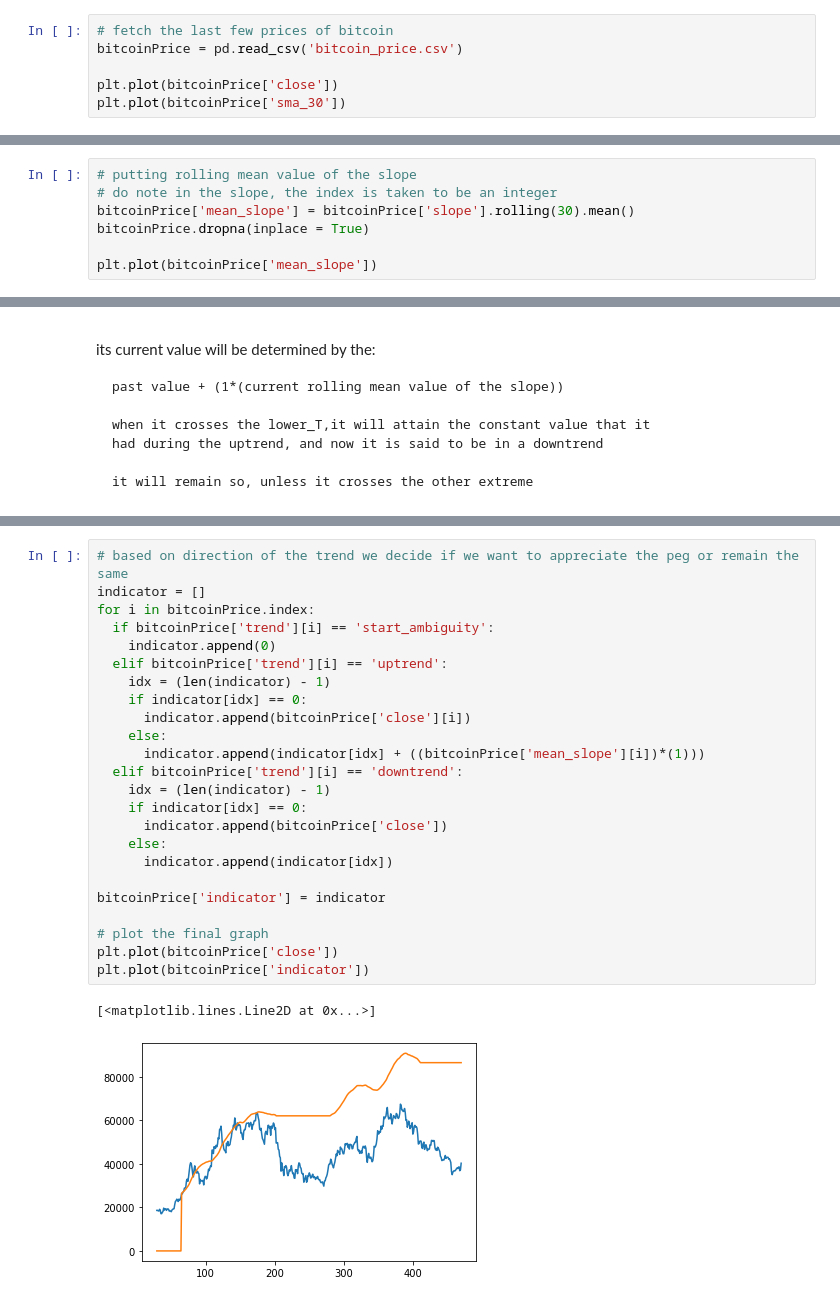
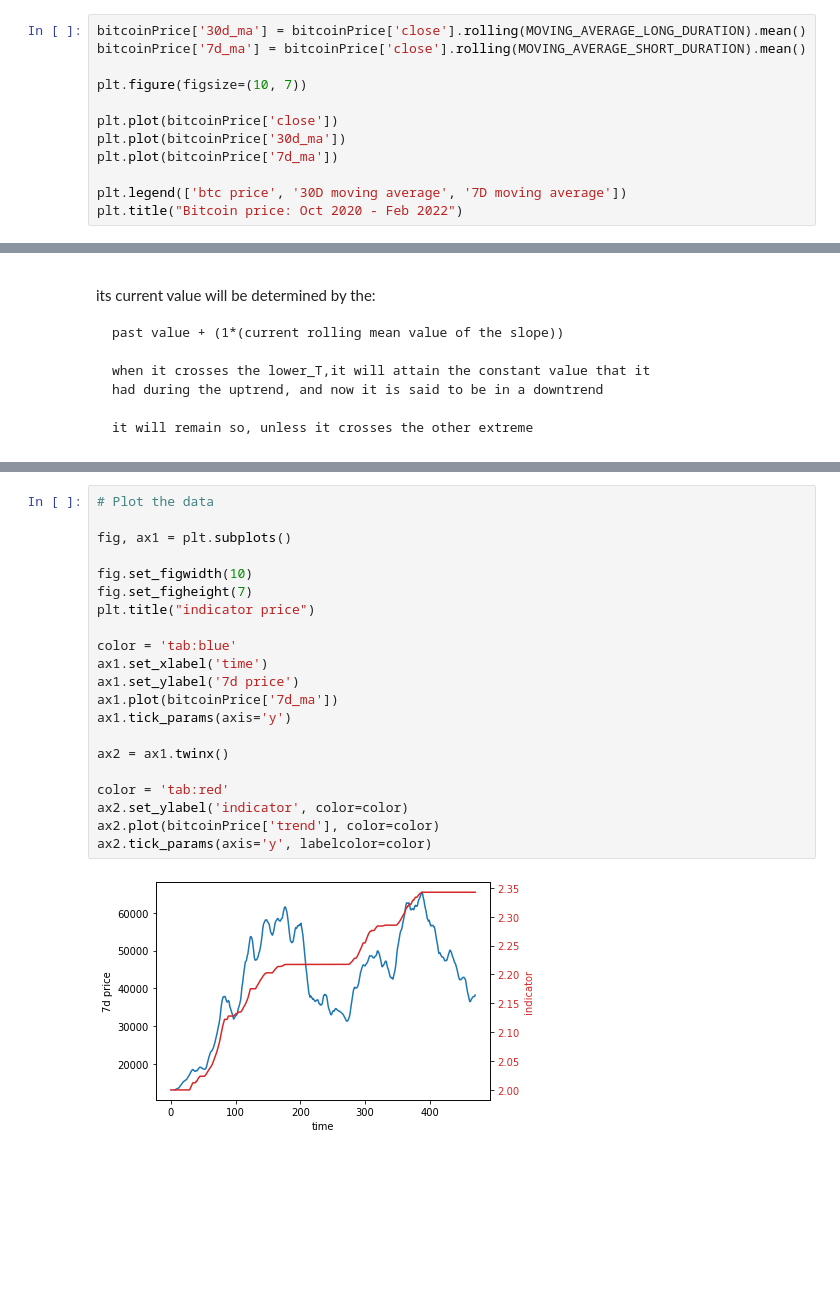
Before and after one commit to MahaDAO/gmu-oracle-contracts, a Jupyter notebook: simulation/bitcoin-12mo.ipynb, the cells around one changed output, grey strips where cells are left out. Drawn from its saved outputs; the diff is of its cells as text; blank space fills up the shorter version.

```diff
--- a/simulation/bitcoin-12mo.ipynb
+++ b/simulation/bitcoin-12mo.ipynb
@@ -11,7 +21,13 @@ import matplotlib.pyplot as plt
 # %%
-# fetch the last few prices of bitcoin
-bitcoinPrice = pd.read_csv('bitcoin_price.csv')
+bitcoinPrice['30d_ma'] = bitcoinPrice['close'].rolling(MOVING_AVERAGE_LONG_DURATION).mean()
+bitcoinPrice['7d_ma'] = bitcoinPrice['close'].rolling(MOVING_AVERAGE_SHORT_DURATION).mean()
+
+plt.figure(figsize=(10, 7))
 
 plt.plot(bitcoinPrice['close'])
-plt.plot(bitcoinPrice['sma_30'])
+plt.plot(bitcoinPrice['30d_ma'])
+plt.plot(bitcoinPrice['7d_ma'])
+
+plt.legend(['btc price', '30D moving average', '7D moving average'])
+plt.title("Bitcoin price: Oct 2020 - Feb 2022")
 # %% [output]
@@ -36,7 +57,0 @@ plt.axhline(y = -450)
-# %%
-# putting rolling mean value of the slope
-# do note in the slope, the index is taken to be an integer
-bitcoinPrice['mean_slope'] = bitcoinPrice['slope'].rolling(30).mean()
-bitcoinPrice.dropna(inplace = True)
-
-plt.plot(bitcoinPrice['mean_slope'])
@@ -124,27 +128,23 @@ bitcoinPrice
 # %%
-# based on direction of the trend we decide if we want to appreciate the peg or remain the same
-indicator = []
-for i in bitcoinPrice.index:
-  if bitcoinPrice['trend'][i] == 'start_ambiguity':
-    indicator.append(0)
-  elif bitcoinPrice['trend'][i] == 'uptrend':
-    idx = (len(indicator) - 1)
-    if indicator[idx] == 0:
-      indicator.append(bitcoinPrice['close'][i])
-    else:
-      indicator.append(indicator[idx] + ((bitcoinPrice['mean_slope'][i])*(1)))
-  elif bitcoinPrice['trend'][i] == 'downtrend':
-    idx = (len(indicator) - 1)
-    if indicator[idx] == 0:
-      indicator.append(bitcoinPrice['close'])
-    else:
-      indicator.append(indicator[idx])
+# Plot the data
 
-bitcoinPrice['indicator'] = indicator
+fig, ax1 = plt.subplots()
 
-# plot the final graph
-plt.plot(bitcoinPrice['close'])
-plt.plot(bitcoinPrice['indicator'])
+fig.set_figwidth(10)
+fig.set_figheight(7)
+plt.title("indicator price")
+
+color = 'tab:blue'
+ax1.set_xlabel('time')
+ax1.set_ylabel('7d price')
+ax1.plot(bitcoinPrice['7d_ma'])
+ax1.tick_params(axis='y')
+
+ax2 = ax1.twinx()
+
+color = 'tab:red'
+ax2.set_ylabel('indicator', color=color)
+ax2.plot(bitcoinPrice['trend'], color=color)
+ax2.tick_params(axis='y', labelcolor=color)
 # %% [output]
-[<matplotlib.lines.Line2D at 0x...>]
-[figure, old version]
+[figure, new version]
```
Also changed, not shown: parts of 7 cells of this notebook.
